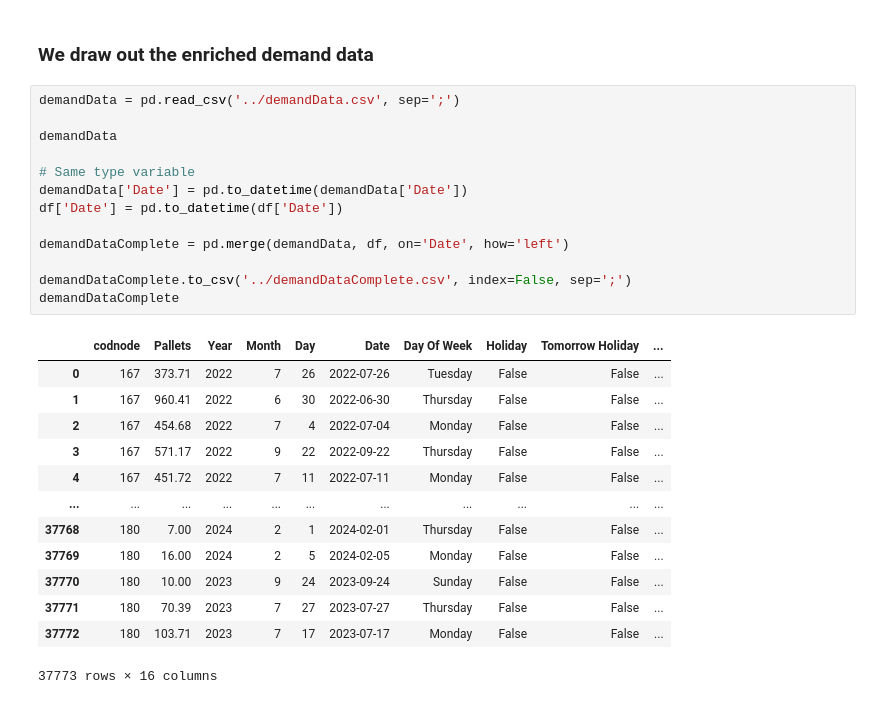
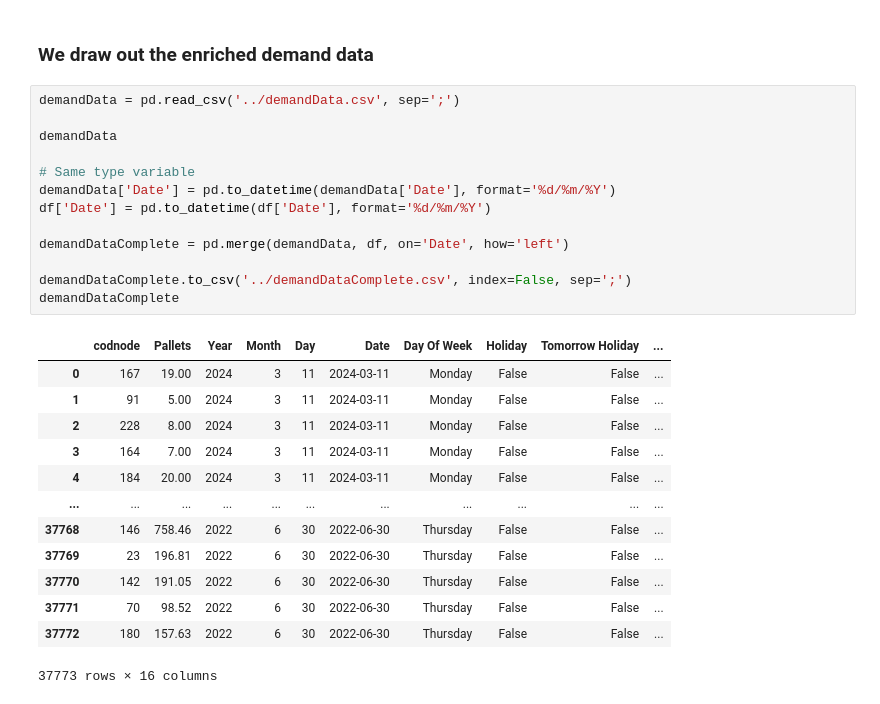
Before and after one commit to critobfer/StocasticOpt, a Jupyter notebook: data/meteo/format_meteo_data.ipynb, the cells around one changed output. Cells and saved outputs as stored; diff of their text form.

```diff
--- a/data/meteo/format_meteo_data.ipynb
+++ b/data/meteo/format_meteo_data.ipynb
@@ -275,27 +275,27 @@ df
 # %%
 demandData = pd.read_csv('../demandData.csv', sep=';')
 
 demandData
 
 # Same type variable
-demandData['Date'] = pd.to_datetime(demandData['Date'])
-df['Date'] = pd.to_datetime(df['Date'])
+demandData['Date'] = pd.to_datetime(demandData['Date'], format='%d/%m/%Y')
+df['Date'] = pd.to_datetime(df['Date'], format='%d/%m/%Y')
 
 demandDataComplete = pd.merge(demandData, df, on='Date', how='left')
 
 demandDataComplete.to_csv('../demandDataComplete.csv', index=False, sep=';')
 demandDataComplete
 # %% [output]
 |  | codnode | Pallets | Year | Month | Day | Date | Day Of Week | Holiday | Tomorrow Holiday | ... |
-| 0 | 167 | 373.71 | 2022 | 7 | 26 | 2022-07-26 | Tuesday | False | False | ... |
-| 1 | 167 | 960.41 | 2022 | 6 | 30 | 2022-06-30 | Thursday | False | False | ... |
-| 2 | 167 | 454.68 | 2022 | 7 | 4 | 2022-07-04 | Monday | False | False | ... |
-| 3 | 167 | 571.17 | 2022 | 9 | 22 | 2022-09-22 | Thursday | False | False | ... |
-| 4 | 167 | 451.72 | 2022 | 7 | 11 | 2022-07-11 | Monday | False | False | ... |
+| 0 | 167 | 19.00 | 2024 | 3 | 11 | 2024-03-11 | Monday | False | False | ... |
+| 1 | 91 | 5.00 | 2024 | 3 | 11 | 2024-03-11 | Monday | False | False | ... |
+| 2 | 228 | 8.00 | 2024 | 3 | 11 | 2024-03-11 | Monday | False | False | ... |
+| 3 | 164 | 7.00 | 2024 | 3 | 11 | 2024-03-11 | Monday | False | False | ... |
+| 4 | 184 | 20.00 | 2024 | 3 | 11 | 2024-03-11 | Monday | False | False | ... |
 | ... | ... | ... | ... | ... | ... | ... | ... | ... | ... | ... |
-| 37768 | 180 | 7.00 | 2024 | 2 | 1 | 2024-02-01 | Thursday | False | False | ... |
-| 37769 | 180 | 16.00 | 2024 | 2 | 5 | 2024-02-05 | Monday | False | False | ... |
-| 37770 | 180 | 10.00 | 2023 | 9 | 24 | 2023-09-24 | Sunday | False | False | ... |
-| 37771 | 180 | 70.39 | 2023 | 7 | 27 | 2023-07-27 | Thursday | False | False | ... |
-| 37772 | 180 | 103.71 | 2023 | 7 | 17 | 2023-07-17 | Monday | False | False | ... |
+| 37768 | 146 | 758.46 | 2022 | 6 | 30 | 2022-06-30 | Thursday | False | False | ... |
+| 37769 | 23 | 196.81 | 2022 | 6 | 30 | 2022-06-30 | Thursday | False | False | ... |
+| 37770 | 142 | 191.05 | 2022 | 6 | 30 | 2022-06-30 | Thursday | False | False | ... |
+| 37771 | 70 | 98.52 | 2022 | 6 | 30 | 2022-06-30 | Thursday | False | False | ... |
+| 37772 | 180 | 157.63 | 2022 | 6 | 30 | 2022-06-30 | Thursday | False | False | ... |
 37773 rows × 16 columns
```
Also changed, not shown: parts of 4 cells of this notebook, 10 other files.
